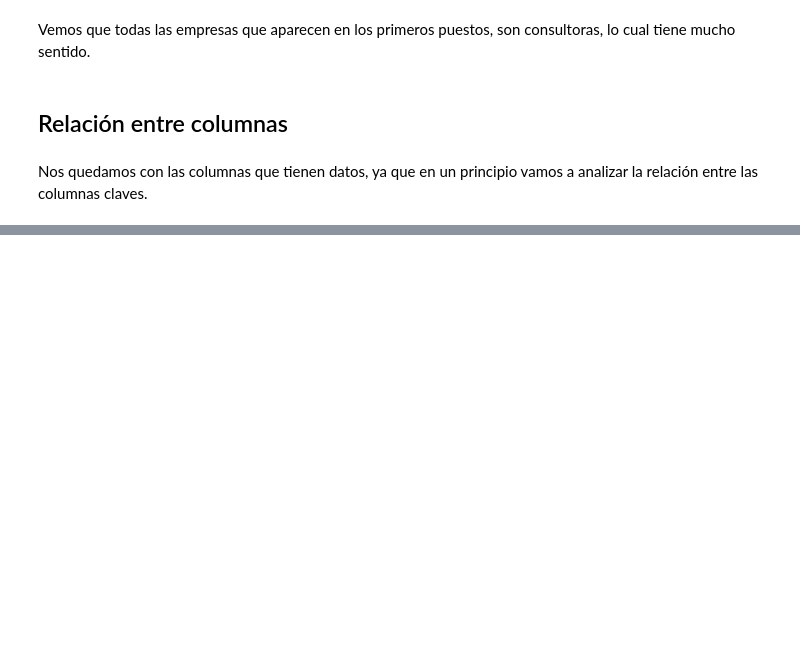
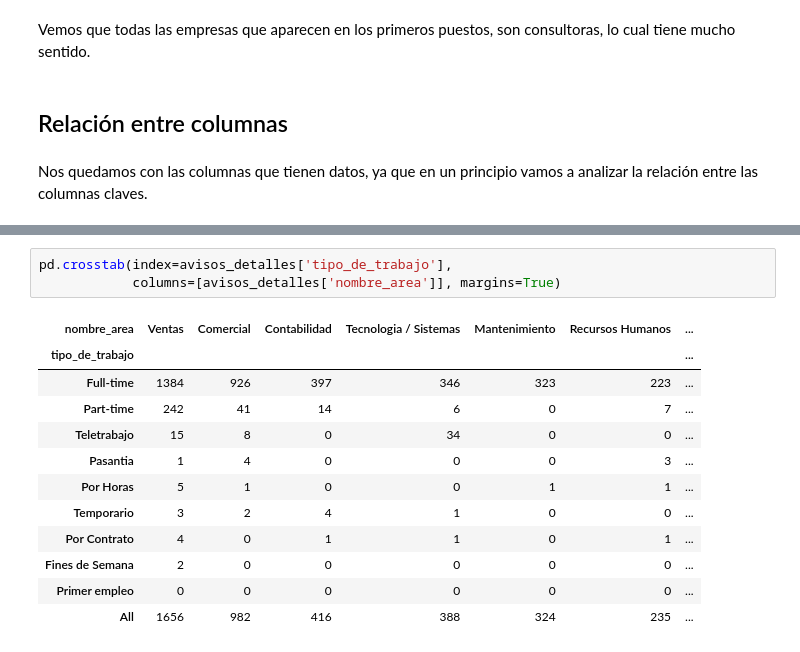
Before and after one commit to LuuPesado/TPsDatos_1C2018, a Jupyter notebook: Avisos_detalles.ipynb, the cells around one changed output, grey strips where cells are left out. Drawn from its saved outputs; the diff is of its cells as text; blank space fills up the shorter version.

```diff
--- a/Avisos_detalles.ipynb
+++ b/Avisos_detalles.ipynb
@@ -392,0 +473,16 @@ Nos quedamos con las columnas que tienen datos, ya que en un principio vamos a a
+# %%
+pd.crosstab(index=avisos_detalles['tipo_de_trabajo'],
+            columns=[avisos_detalles['nombre_area']], margins=True)
+# %% [output]
+| nombre_area | Ventas | Comercial | Contabilidad | Tecnologia / Sistemas | Mantenimiento | Recursos Humanos | ... |
+| tipo_de_trabajo |  |  |  |  |  |  | ... |
+| Full-time | 1384 | 926 | 397 | 346 | 323 | 223 | ... |
+| Part-time | 242 | 41 | 14 | 6 | 0 | 7 | ... |
+| Teletrabajo | 15 | 8 | 0 | 34 | 0 | 0 | ... |
+| Pasantia | 1 | 4 | 0 | 0 | 0 | 3 | ... |
+| Por Horas | 5 | 1 | 0 | 0 | 1 | 1 | ... |
+| Temporario | 3 | 2 | 4 | 1 | 0 | 0 | ... |
+| Por Contrato | 4 | 0 | 1 | 1 | 0 | 1 | ... |
+| Fines de Semana | 2 | 0 | 0 | 0 | 0 | 0 | ... |
+| Primer empleo | 0 | 0 | 0 | 0 | 0 | 0 | ... |
+| All | 1656 | 982 | 416 | 388 | 324 | 235 | ... |
```
Also changed, not shown: parts of 13 cells of this notebook.
